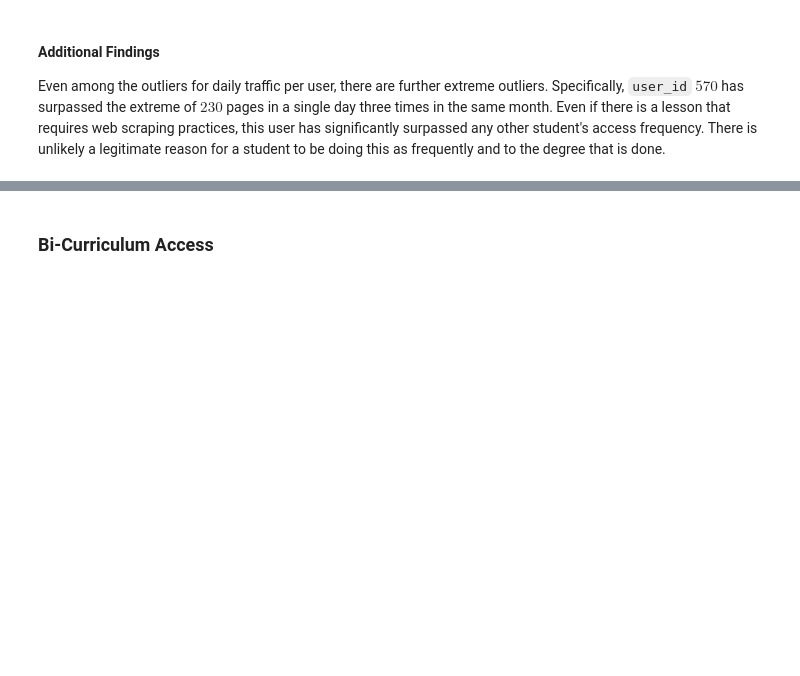
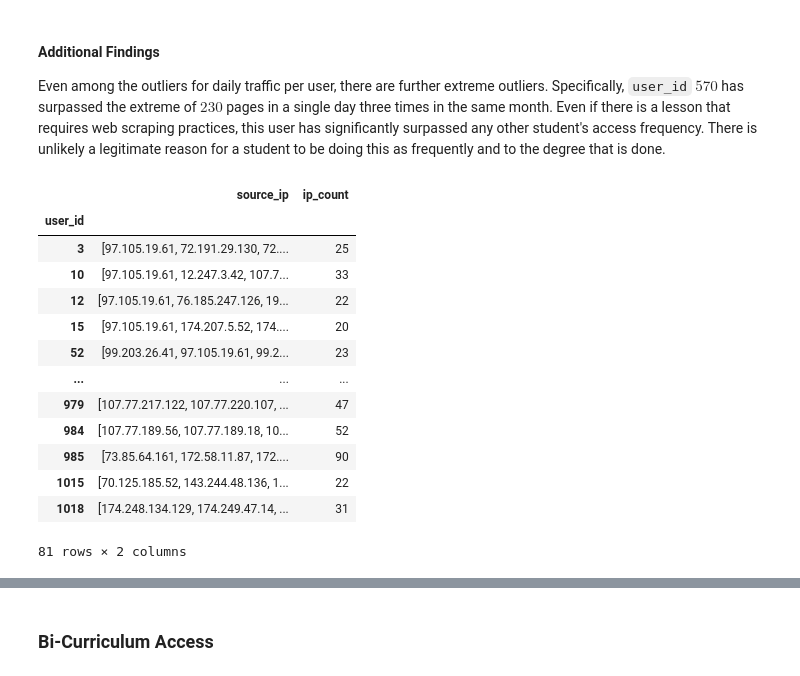
Before and after one commit to anomaly-work-alone/project_anomaly_detection_curriculum, a Jupyter notebook: anomaly_report.ipynb, the cells around one changed output, grey strips where cells are left out. Drawn from its saved outputs; the diff is of its cells as text; code cells hidden in the pictures; blank space fills up the shorter version.

Commit message:
Update notebook with IP counts

```diff
--- a/anomaly_report.ipynb
+++ b/anomaly_report.ipynb
@@ -334,3 +334,34 @@ daily_traffic_outliers[daily_traffic_outliers.endpoint > 200]
 #### Additional Findings
 
 Even among the outliers for daily traffic per user, there are further extreme outliers. Specifically, `user_id` $570$ has surpassed the extreme of $230$ pages in a single day three times in the same month. Even if there is a lesson that requires web scraping practices, this user has significantly surpassed any other student's access frequency. There is unlikely a legitimate reason for a student to be doing this as frequently and to the degree that is done.
+# %%
+# create DataFrame with unique IPs per user
+unique_ips = pd.DataFrame(r_df.groupby('user_id').source_ip.unique())
+# Add column for count of unique IPs per user
+unique_ips['ip_count'] = unique_ips.source_ip.str.len()
+# get first and third quartile for endpoint counts per user
+q1, q3 = unique_ips.ip_count.quantile([0.25, 0.75])
+# do math to get IQR
+iqr = q3 - q1
+# establish upper bound for plotting and filtering
+upper_bound = q3 + 1.5 * iqr
+# %%
+# create DataFrame of users with IP count above upper bound
+excessive_ips = unique_ips[unique_ips.ip_count > upper_bound]
+# %%
+excessive_ips
+# %% [output]
+|  | source_ip | ip_count |
+| user_id |  |  |
+| 3 | [97.105.19.61, 72.191.29.130, 72.... | 25 |
+| 10 | [97.105.19.61, 12.247.3.42, 107.7... | 33 |
+| 12 | [97.105.19.61, 76.185.247.126, 19... | 22 |
+| 15 | [97.105.19.61, 174.207.5.52, 174.... | 20 |
+| 52 | [99.203.26.41, 97.105.19.61, 99.2... | 23 |
+| ... | ... | ... |
+| 979 | [107.77.217.122, 107.77.220.107, ... | 47 |
+| 984 | [107.77.189.56, 107.77.189.18, 10... | 52 |
+| 985 | [73.85.64.161, 172.58.11.87, 172.... | 90 |
+| 1015 | [70.125.185.52, 143.244.48.136, 1... | 22 |
+| 1018 | [174.248.134.129, 174.249.47.14, ... | 31 |
+81 rows × 2 columns
```
Also changed, not shown: parts of 3 cells of this notebook.
